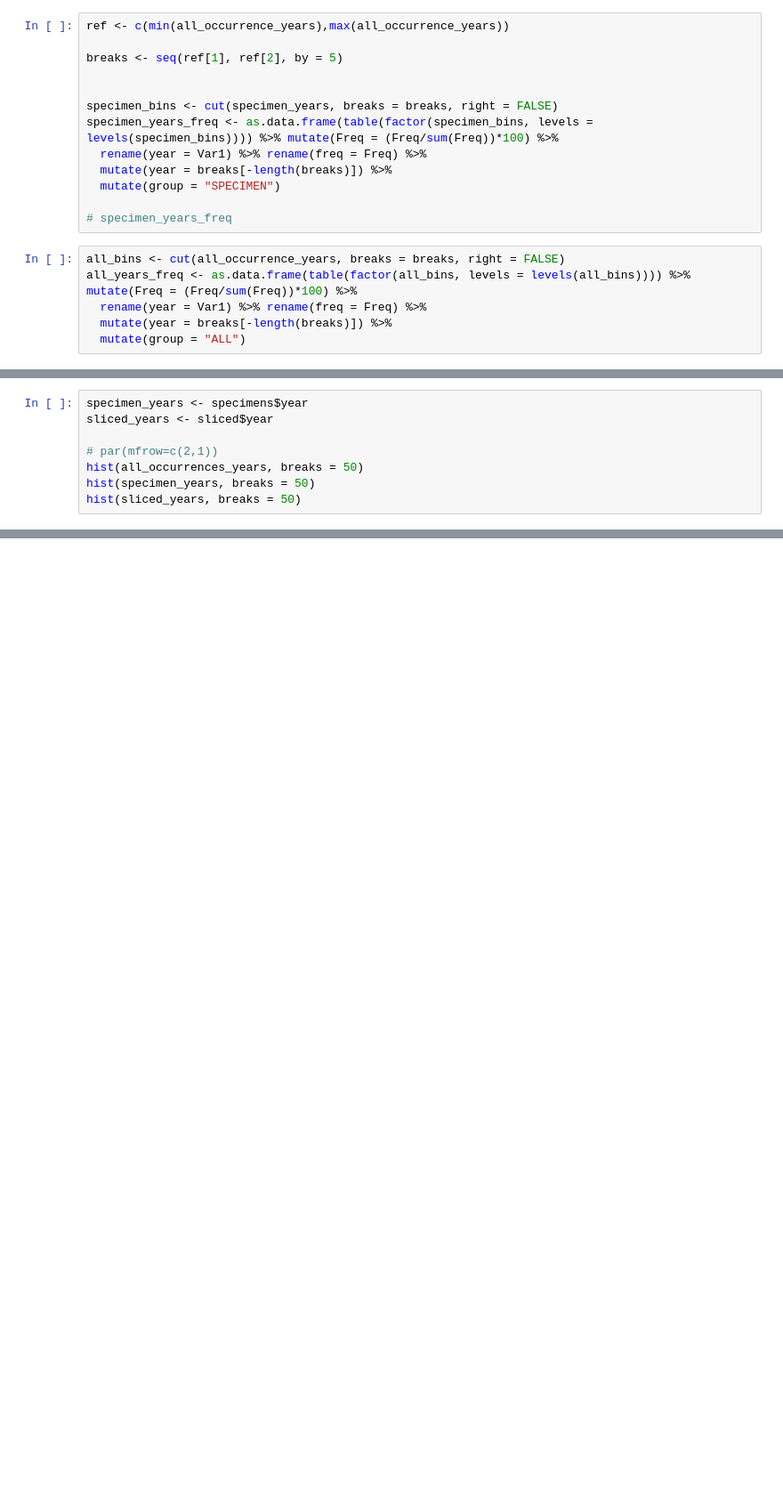
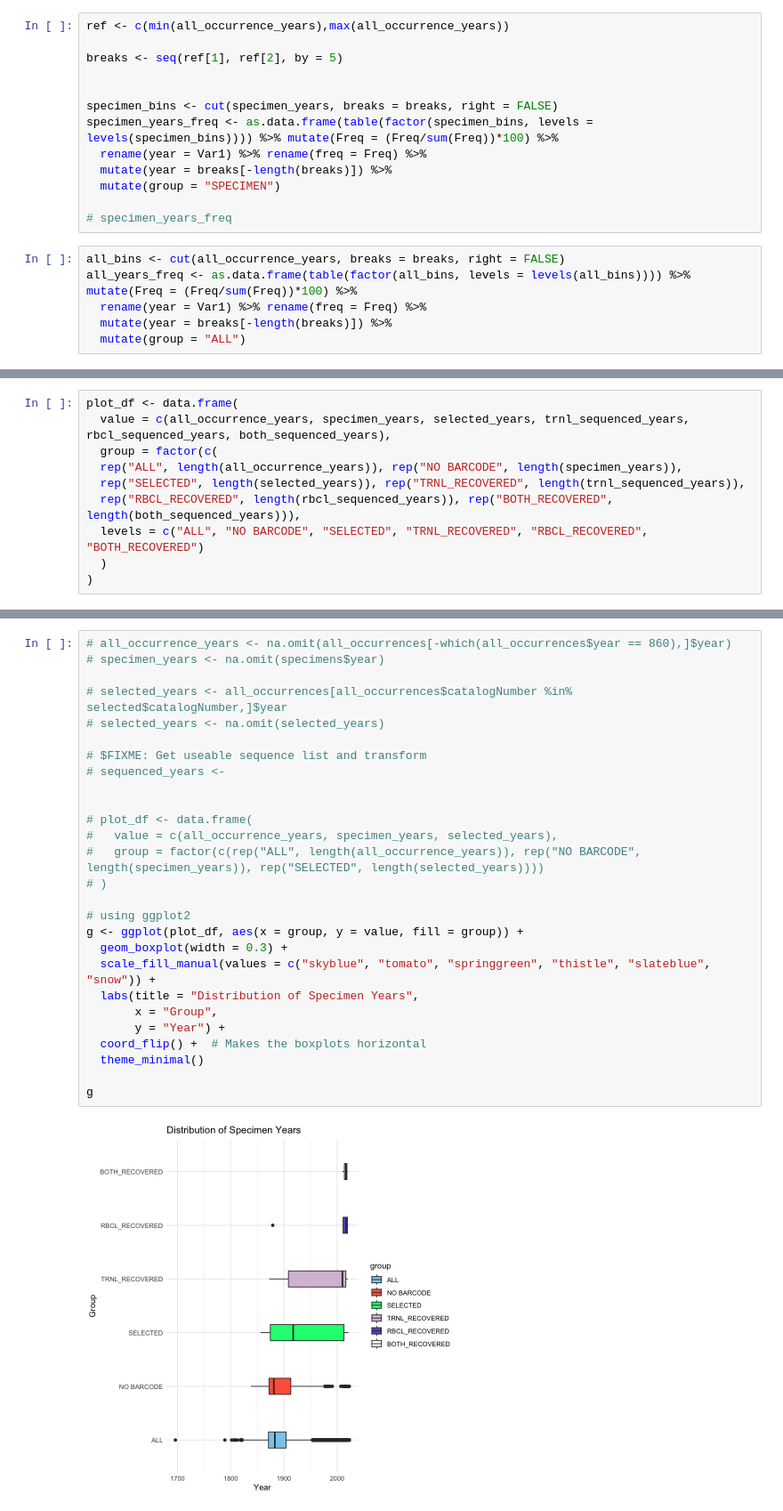
Before and after one commit to pgundral/herbarium-metabarcoding, a Jupyter notebook: plots.ipynb, the cells around one changed output, grey strips where cells are left out. Shown at 89% size. Drawn from its saved outputs; the diff is of its cells as text; blank space fills up the shorter version.

```diff
--- a/plots.ipynb
+++ b/plots.ipynb
@@ -174,8 +70,0 @@ all_occurrences_years <- all_occurrences[-which(all_occurrences$year == 860),]$y
-# %%
-specimen_years <- specimens$year
-sliced_years <- sliced$year
-
-# par(mfrow=c(2,1))
-hist(all_occurrences_years, breaks = 50)
-hist(specimen_years, breaks = 50)
-hist(sliced_years, breaks = 50)
@@ -287,0 +146,10 @@ ERROR: Error in h(simpleError(msg, call)): error in evaluating the argument 'x'
+# %%
+plot_df <- data.frame(
+  value = c(all_occurrence_years, specimen_years, selected_years, trnl_sequenced_years, rbcl_sequenced_years, both_sequenced_years),
+  group = factor(c(
+  rep("ALL", length(all_occurrence_years)), rep("NO BARCODE", length(specimen_years)),
+  rep("SELECTED", length(selected_years)), rep("TRNL_RECOVERED", length(trnl_sequenced_years)),
+  rep("RBCL_RECOVERED", length(rbcl_sequenced_years)), rep("BOTH_RECOVERED", length(both_sequenced_years))),
+  levels = c("ALL", "NO BARCODE", "SELECTED", "TRNL_RECOVERED", "RBCL_RECOVERED", "BOTH_RECOVERED")
+  )
+)
@@ -287,0 +183,29 @@ ERROR: Error in h(simpleError(msg, call)): error in evaluating the argument 'x'
+# %%
+# all_occurrence_years <- na.omit(all_occurrences[-which(all_occurrences$year == 860),]$year)
+# specimen_years <- na.omit(specimens$year)
+
+# selected_years <- all_occurrences[all_occurrences$catalogNumber %in% selected$catalogNumber,]$year
+# selected_years <- na.omit(selected_years)
+
+# $FIXME: Get useable sequence list and transform
+# sequenced_years <-
+
+
+# plot_df <- data.frame(
+#   value = c(all_occurrence_years, specimen_years, selected_years),
+#   group = factor(c(rep("ALL", length(all_occurrence_years)), rep("NO BARCODE", length(specimen_years)), rep("SELECTED", length(selected_years))))
+# )
+
+# using ggplot2
+g <- ggplot(plot_df, aes(x = group, y = value, fill = group)) +
+  geom_boxplot(width = 0.3) +
+  scale_fill_manual(values = c("skyblue", "tomato", "springgreen", "thistle", "slateblue", "snow")) +
+  labs(title = "Distribution of Specimen Years",
+       x = "Group",
+       y = "Year") +
+  coord_flip() +  # Makes the boxplots horizontal
+  theme_minimal()
+
+g
+# %% [output]
+[figure, added]
```
Also changed, not shown: parts of 49 cells of this notebook, 18 other files.
